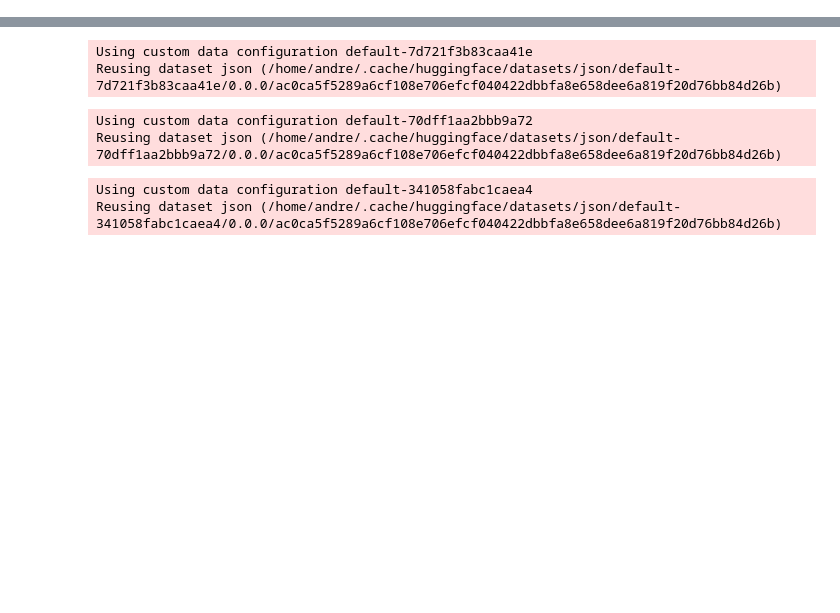
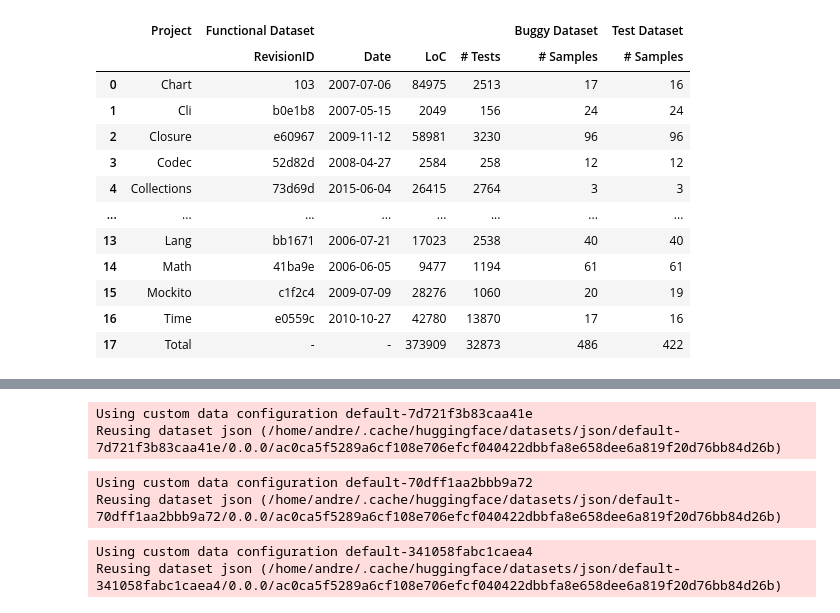
Before and after one commit to andre15silva/mufin, a Jupyter notebook: dataset_analysis.ipynb, the cells around one changed output, grey strips where cells are left out. Saved outputs shown, nothing was run; the diff lists cells and outputs as text; code cells hidden in the pictures; blank space fills up the shorter version.

Commit message:
update results

```diff
--- a/dataset_analysis.ipynb
+++ b/dataset_analysis.ipynb
@@ -0,0 +48,19 @@
+# %%
+def get_data_collection_last_row(total_loc, total_tests, total_buggy_samples, total_test_samples):
+    return { "Project" : {
+                    "" : "Total"
+            },
+            "Functional Dataset" : {
+                    "RevisionID" : "-",
+                    "Date" : "-",
+                    "LoC" : total_loc,
+                    "# Tests" : total_tests
+            },
+            "Buggy Dataset" : {
+                    "# Samples" : total_buggy_samples
+            },
+            "Test Dataset" : {
+                    "# Samples" : total_test_samples
+            }
+
+    }
@@ -0,0 +69,66 @@
+# %%
+import pandas as pd
+import json
+
+entries = []
+projects = {}
+
+fixed_dataset = pd.read_csv("/home/andre/mscthesis/results/data/data_collection/defects4j_hunk_compile_test.csv")
+
+for row in fixed_dataset.iterrows():
+    entry = row[1]
+    projects[entry["project"]] = {
+        "revision_id" : entry["commitid"],
+        "date" : entry["date"],
+        "loc" : int(entry["loc"]),
+        "tests" : int(entry["tests"]),
+        "buggy_samples" : 0,
+        "test_samples" : 0
+    }
+
+buggy_dataset = pd.read_json("/mnt/data/andre/mscthesis/storage/defects4j_hunk_compile_test.json")
+for row in buggy_dataset.iterrows():
+    entry = row[1]["bugs"]
+    project = entry["identifier"].split("-")[0]
+    projects[project]["buggy_samples"] += 1
+
+test_dataset = pd.read_json("/mnt/data/andre/mscthesis/experiments/bears_selfapr/round0/fixer/eval_single_hunk_defects4j_bw_100.json", orient="index")
+test_dataset = test_dataset[~test_dataset.index.isin(d4j_perturbed_bugs)]
+for bug in test_dataset.index:
+    project = bug.split("-")[0]
+    projects[project]["test_samples"] += 1
+
+totals = {
+    "loc" : 0,
+    "tests" : 0,
+    "buggy_samples" : 0,
+    "test_samples" : 0
+}
+for project in projects.values():
+    totals["loc"] += project["loc"]
+    totals["tests"] += project["tests"]
+    totals["buggy_samples"] += project["buggy_samples"]
+    totals["test_samples"] += project["test_samples"]
+
+
+for project, entry in projects.items():
+    entries += [get_data_collection_table_entry(project, entry["revision_id"], entry["date"], entry["loc"],
+                                               entry["tests"], entry["buggy_samples"], entry["test_samples"])]
+
+entries += [get_data_collection_last_row(totals["loc"], totals["tests"], totals["buggy_samples"], totals["test_samples"])]
+
+pd.set_option('display.max_columns', 27)
+pd.set_option('display.max_rows', 16)
+table = pd.json_normalize(data=entries)
+table.columns = table.columns.str.split(".").map(tuple)
+
+print(table.to_latex(caption="Overview of the Defects4J datasets.",
+                  label="tab:data_collection_defects4j",
+                  index=False,
+                  longtable=True,
+                  multicolumn_format="c",
+                  position="htbp")
+     )
+
+table
+# %% [output]
@@ -0,0 +152,13 @@
+|  | Project | Functional Dataset |  |  |  | Buggy Dataset | Test Dataset |
+|  |  | RevisionID | Date | LoC | # Tests | # Samples | # Samples |
+| 0 | Chart | 103 | 2007-07-06 | 84975 | 2513 | 17 | 16 |
+| 1 | Cli | b0e1b8 | 2007-05-15 | 2049 | 156 | 24 | 24 |
+| 2 | Closure | e60967 | 2009-11-12 | 58981 | 3230 | 96 | 96 |
+| 3 | Codec | 52d82d | 2008-04-27 | 2584 | 258 | 12 | 12 |
+| 4 | Collections | 73d69d | 2015-06-04 | 26415 | 2764 | 3 | 3 |
+| ... | ... | ... | ... | ... | ... | ... | ... |
+| 13 | Lang | bb1671 | 2006-07-21 | 17023 | 2538 | 40 | 40 |
+| 14 | Math | 41ba9e | 2006-06-05 | 9477 | 1194 | 61 | 61 |
+| 15 | Mockito | c1f2c4 | 2009-07-09 | 28276 | 1060 | 20 | 19 |
+| 16 | Time | e0559c | 2010-10-27 | 42780 | 13870 | 17 | 16 |
+| 17 | Total | - | - | 373909 | 32873 | 486 | 422 |
```
Also changed, not shown: parts of 16 cells of this notebook, 15 other files.
